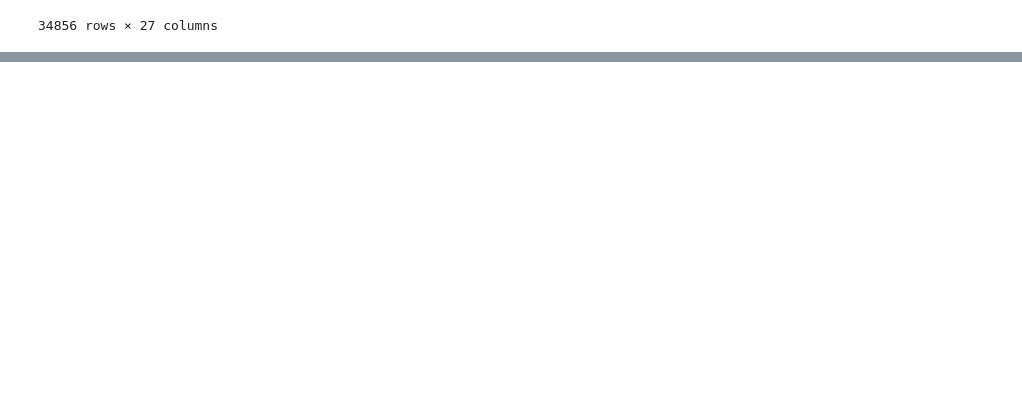
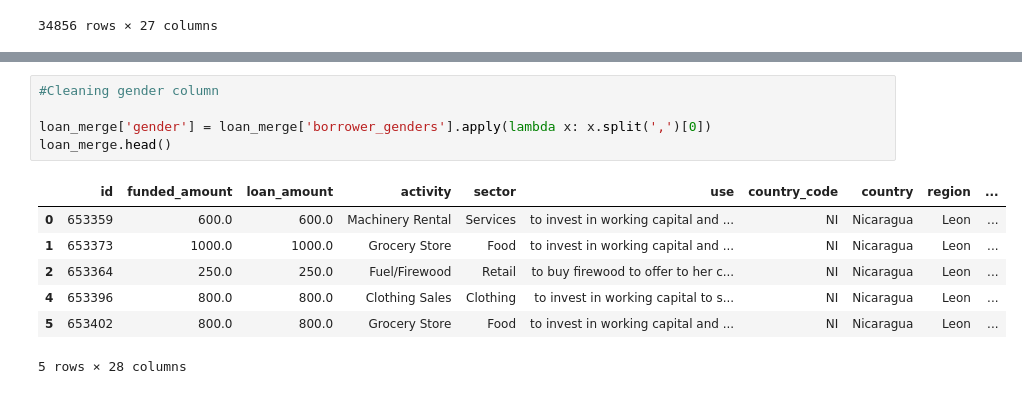
Before and after one commit to Python-4-DS/Python4ds_cohort-1, a Jupyter notebook: KivaCrowdfunding/Kiva_Crowdfunding_Data.ipynb, the cells around one changed output, grey strips where cells are left out. Cells and saved outputs as stored; diff of their text form; blank space fills up the shorter version.

```diff
--- a/KivaCrowdfunding/Kiva_Crowdfunding_Data.ipynb
+++ b/KivaCrowdfunding/Kiva_Crowdfunding_Data.ipynb
@@ -104,0 +130,13 @@ loan_merge
+# %%
+#Cleaning gender column
+
+loan_merge['gender'] = loan_merge['borrower_genders'].apply(lambda x: x.split(',')[0])
+loan_merge.head()
+# %% [output]
+|  | id | funded_amount | loan_amount | activity | sector | use | country_code | country | region | ... |
+| 0 | 653359 | 600.0 | 600.0 | Machinery Rental | Services | to invest in working capital and ... | NI | Nicaragua | Leon | ... |
+| 1 | 653373 | 1000.0 | 1000.0 | Grocery Store | Food | to invest in working capital and ... | NI | Nicaragua | Leon | ... |
+| 2 | 653364 | 250.0 | 250.0 | Fuel/Firewood | Retail | to buy firewood to offer to her c... | NI | Nicaragua | Leon | ... |
+| 4 | 653396 | 800.0 | 800.0 | Clothing Sales | Clothing | to invest in working capital to s... | NI | Nicaragua | Leon | ... |
+| 5 | 653402 | 800.0 | 800.0 | Grocery Store | Food | to invest in working capital and ... | NI | Nicaragua | Leon | ... |
+5 rows × 28 columns
```
Also changed, not shown: parts of 7 cells of this notebook.
